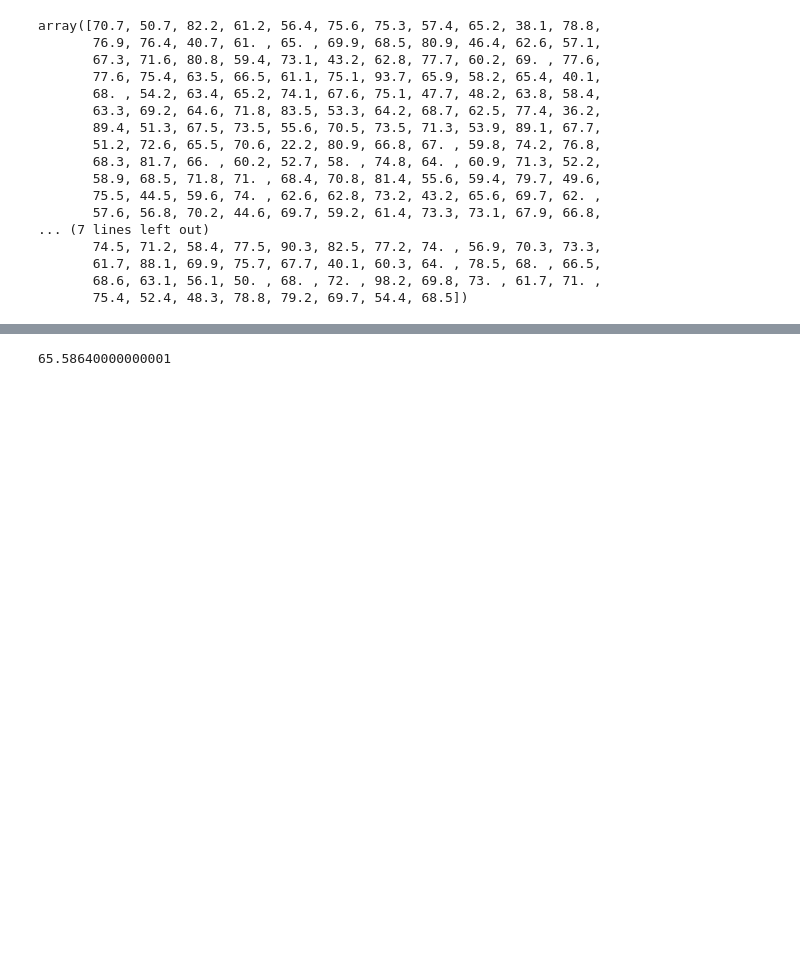
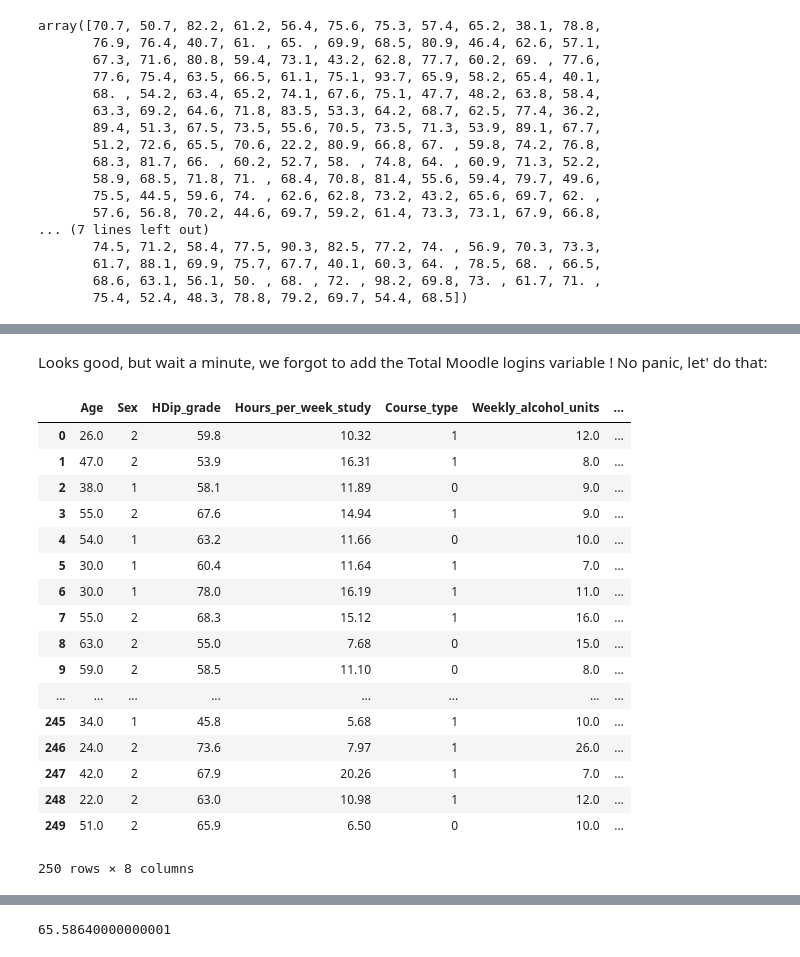
Before and after one commit to Datagatherer2357/Project-Programming-for-data-analysis-GMIT, a Jupyter notebook: Project-real-world-dataset.ipynb, the cells around one changed output, grey strips where cells are left out. Drawn from its saved outputs; the diff is of its cells as text; code cells hidden in the pictures; blank space fills up the shorter version.

```diff
--- a/Project-real-world-dataset.ipynb
+++ b/Project-real-world-dataset.ipynb
@@ -235,0 +349,9 @@ plt.show()
+# %%
+import pandas as pd
+
+# Adding student variables in a dataframe:
+
+np.random.seed(1234) # So the variable values are reproducible
+
+dfnew = pd.DataFrame({'Age':Age.round(0), 'Sex':np.random.randint(1, 3, 250), 'HDip_grade':np.random.normal(65, 12,250).round(1), 'Hours_per_week_study':np.random.normal(12, 4, 250).round(2) , 'Course_type':np.random.binomial(1, 0.5, 250),
+                      'Weekly_alcohol_units':np.random.normal(12, 5, 250).round(), 'Psychological_resilience':np.random.uniform(0, 100, 250).round(2)})
@@ -235,0 +380,24 @@ plt.show()
+# %% [markdown]
+Looks good, but wait a minute, we forgot to add the Total Moodle logins variable ! No panic, let' do that:
+# %%
+dfnew['Total_Moodle_logins'] = np.random.logistic(700, 60, 250).round(0)
+dfnew
+# %% [output]
+|  | Age | Sex | HDip_grade | Hours_per_week_study | Course_type | Weekly_alcohol_units | ... |
+| 0 | 26.0 | 2 | 59.8 | 10.32 | 1 | 12.0 | ... |
+| 1 | 47.0 | 2 | 53.9 | 16.31 | 1 | 8.0 | ... |
+| 2 | 38.0 | 1 | 58.1 | 11.89 | 0 | 9.0 | ... |
+| 3 | 55.0 | 2 | 67.6 | 14.94 | 1 | 9.0 | ... |
+| 4 | 54.0 | 1 | 63.2 | 11.66 | 0 | 10.0 | ... |
+| 5 | 30.0 | 1 | 60.4 | 11.64 | 1 | 7.0 | ... |
+| 6 | 30.0 | 1 | 78.0 | 16.19 | 1 | 11.0 | ... |
+| 7 | 55.0 | 2 | 68.3 | 15.12 | 1 | 16.0 | ... |
+| 8 | 63.0 | 2 | 55.0 | 7.68 | 0 | 15.0 | ... |
+| 9 | 59.0 | 2 | 58.5 | 11.10 | 0 | 8.0 | ... |
+| ... | ... | ... | ... | ... | ... | ... | ... |
+| 245 | 34.0 | 1 | 45.8 | 5.68 | 1 | 10.0 | ... |
+| 246 | 24.0 | 2 | 73.6 | 7.97 | 1 | 26.0 | ... |
+| 247 | 42.0 | 2 | 67.9 | 20.26 | 1 | 7.0 | ... |
+| 248 | 22.0 | 2 | 63.0 | 10.98 | 1 | 12.0 | ... |
+| 249 | 51.0 | 2 | 65.9 | 6.50 | 0 | 10.0 | ... |
+250 rows × 8 columns
```
Also changed, not shown: parts of 75 cells of this notebook, 1 other file.
